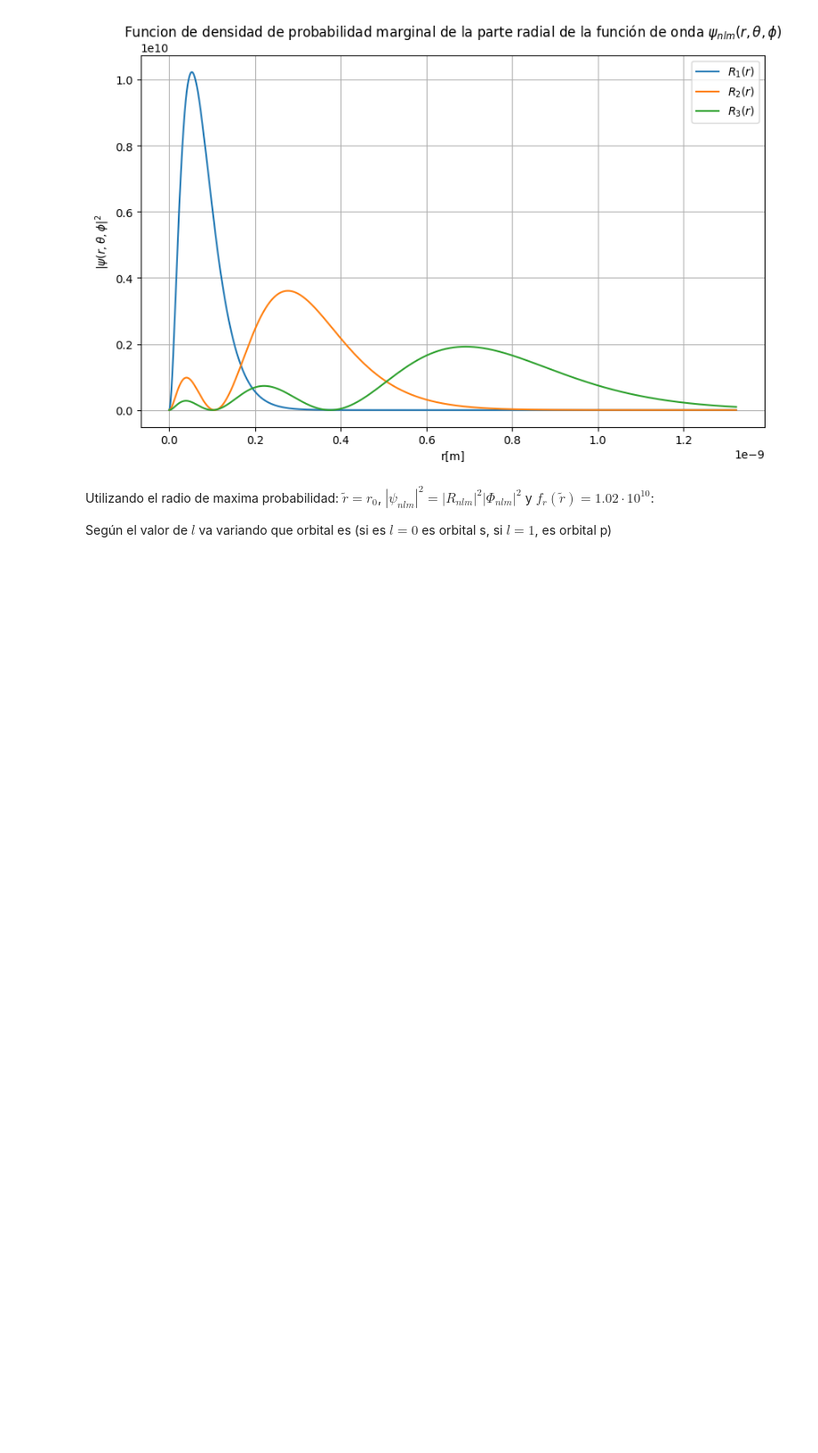
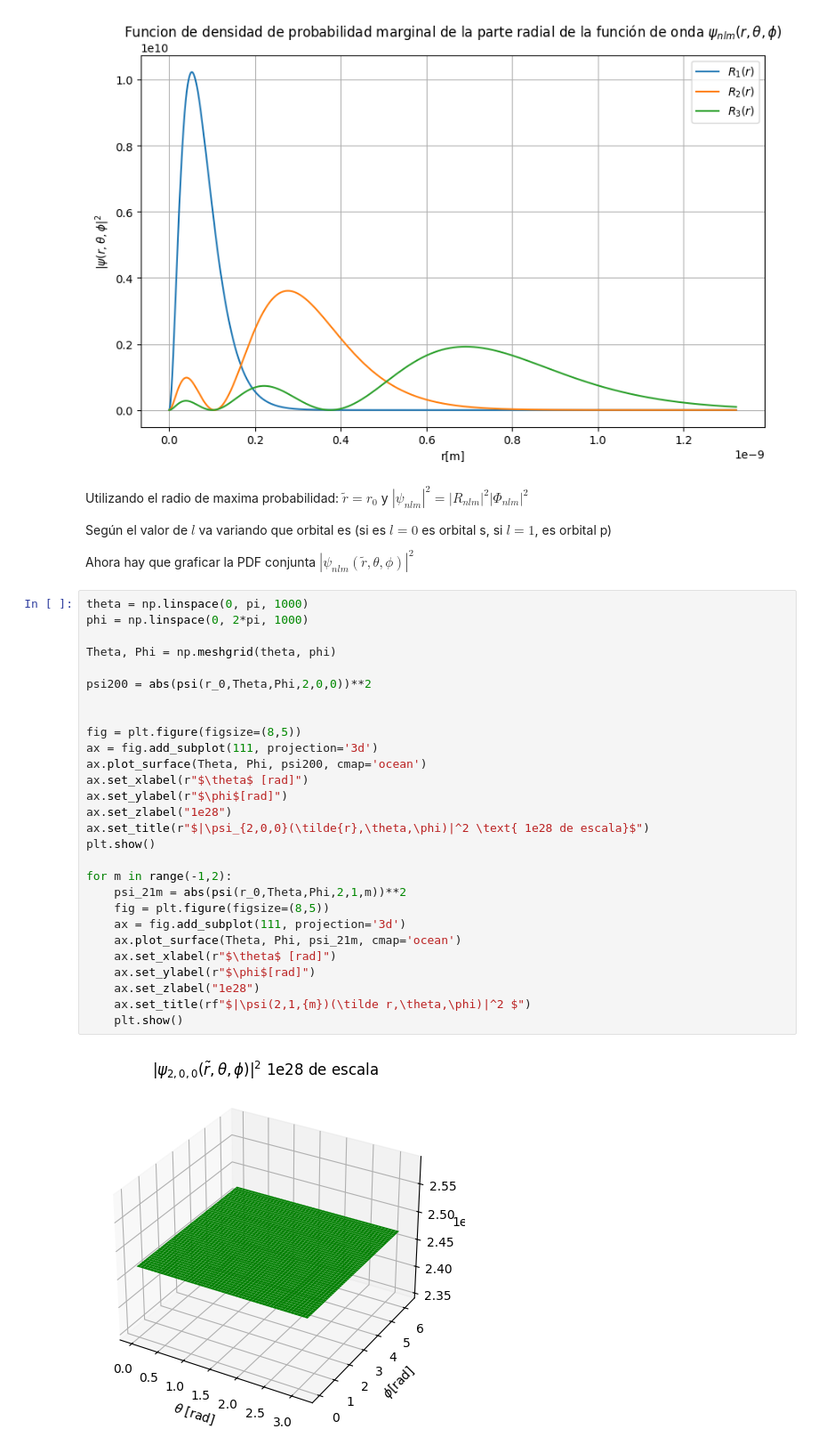
Before and after one commit to Felipeipe/t1_analogicos, a Jupyter notebook: Tarea 1 Analógicos.ipynb, the cells around one changed output. Shown at 89% size. Saved outputs shown, nothing was run; the diff lists cells and outputs as text; blank space fills up the shorter version.

```diff
--- a/Tarea 1 Analógicos.ipynb
+++ b/Tarea 1 Analógicos.ipynb
@@ -164,7 +164,7 @@ valor de radio de máxima probabilidad: 5.29E-11[m]
 valor de radio de máxima probabilidad: 1.00 (r/r_0)
 [figure]
 # %% [markdown]
-Utilizando el radio de maxima probabilidad: $\tilde{r}=r_0$, $|\psi_{nlm}|^2 = |R_{nlm}|^2|\Phi_{nlm}|^2$ y $f_r(\tilde{r}) = 1.02\cdot 10^{10}$:
+Utilizando el radio de maxima probabilidad: $\tilde{r}=r_0$ y $|\psi_{nlm}|^2 = |R_{nlm}|^2|\Phi_{nlm}|^2$
 
 <!-- $$
 f_{r}(\tilde{r}) = \int_0^{\pi} \int_0^{2\pi} |\psi_{nl0}(\tilde{r}, \theta, \phi)|^2 \tilde{r}^2 sen(\theta) d\phi d\theta
@@ -186,3 +186,35 @@ f_{r}(\tilde{r}) = 1.02\cdot 10^{10}\int_0^{\pi} \int_0^{2\pi} |\mathcal{Y}^0_l(
 $$ -->
 
 Según el valor de $l$ va variando que orbital es (si es $l=0$ es orbital s, si $l=1$, es orbital p)
+
+Ahora hay que graficar la PDF conjunta $|\psi_{nlm}(\tilde{r},\theta,\phi)|^2$
+# %%
+theta = np.linspace(0, pi, 1000)
+phi = np.linspace(0, 2*pi, 1000)
+
+Theta, Phi = np.meshgrid(theta, phi)
+
+psi200 = abs(psi(r_0,Theta,Phi,2,0,0))**2
+
+
+fig = plt.figure(figsize=(8,5))
+ax = fig.add_subplot(111, projection='3d')
+ax.plot_surface(Theta, Phi, psi200, cmap='ocean')
+ax.set_xlabel(r"$\theta$ [rad]")
+ax.set_ylabel(r"$\phi$[rad]")
+ax.set_zlabel("1e28")
+ax.set_title(r"$|\psi_{2,0,0}(\tilde{r},\theta,\phi)|^2 \text{ 1e28 de escala}$")
+plt.show()
+
+for m in range(-1,2):
+    psi_21m = abs(psi(r_0,Theta,Phi,2,1,m))**2
+    fig = plt.figure(figsize=(8,5))
+    ax = fig.add_subplot(111, projection='3d')
+    ax.plot_surface(Theta, Phi, psi_21m, cmap='ocean')
+    ax.set_xlabel(r"$\theta$ [rad]")
+    ax.set_ylabel(r"$\phi$[rad]")
+    ax.set_zlabel("1e28")
+    ax.set_title(rf"$|\psi(2,1,{m})(\tilde r,\theta,\phi)|^2 $")
+    plt.show()
+# %% [output]
+[figure, added]
```
Also changed, not shown: parts of 4 cells of this notebook.
